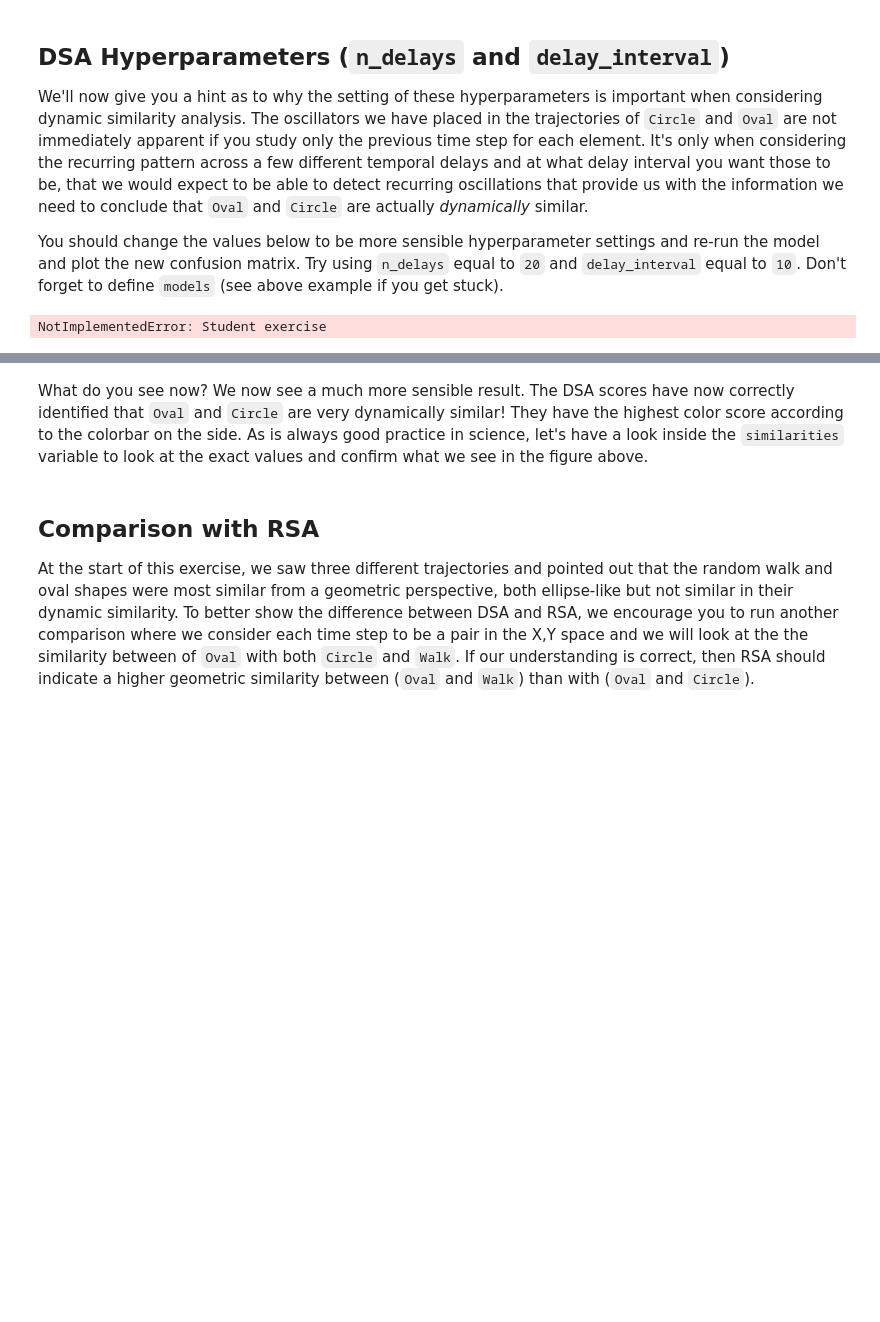
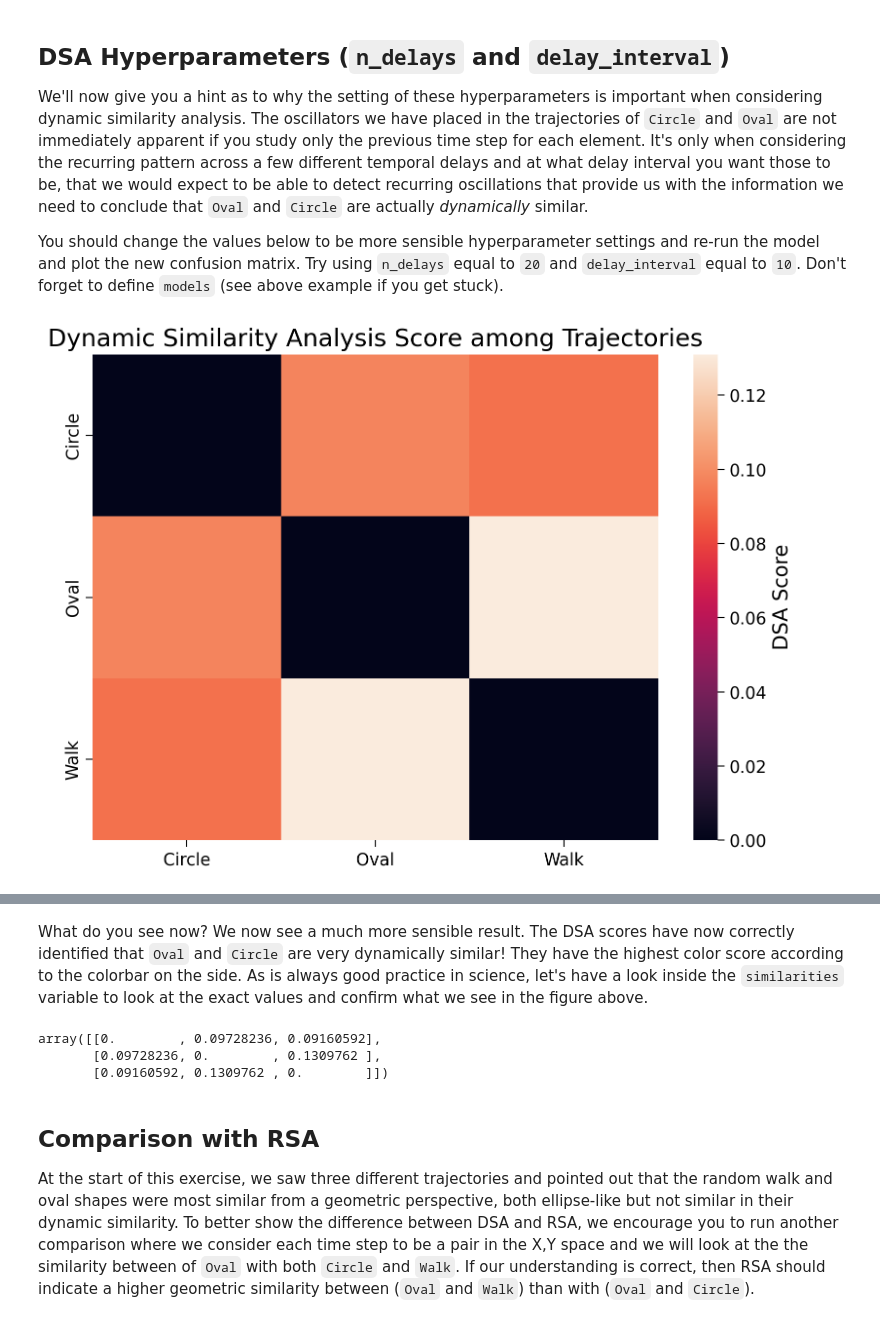
Before and after one commit to aeazraoui/tutorial, a Jupyter notebook: tutorials/W1D3_ComparingArtificialAndBiologicalNetworks/student/W1D3_Tutorial5.ipynb, the cells around one changed output, grey strips where cells are left out. Drawn from its saved outputs; the diff is of its cells as text; code cells hidden in the pictures; blank space fills up the shorter version.

```diff
--- a/tutorials/W1D3_ComparingArtificialAndBiologicalNetworks/student/W1D3_Tutorial5.ipynb
+++ b/tutorials/W1D3_ComparingArtificialAndBiologicalNetworks/student/W1D3_Tutorial5.ipynb
@@ -2236,23 +2236,23 @@ You should change the values below to be more sensible hyperparameter settings a
 # %%
 #################################################
 ## TODO for students: fill in the missing parts ##
-raise NotImplementedError("Student exercise")
+# raise NotImplementedError("Student exercise")
 #################################################
 
-n_delays = ...
-delay_interval = ...
+n_delays = 20
+delay_interval = 10
 
-models = ...
-dsa = DSA(...)
-similarities = ...
+models = [trajectory_circle, trajectory_oval, trajectory_walk]
+dsa = DSA(models, n_delays=n_delays, delay_interval=delay_interval)
+similarities = dsa.fit_score()
 
 labels = ['Circle', 'Oval', 'Walk']
 ax = sns.heatmap(similarities, xticklabels=labels, yticklabels=labels)
 cbar = ax.collections[0].colorbar
 cbar.ax.set_ylabel('DSA Score');
 plt.title("Dynamic Similarity Analysis Score among Trajectories");
 # %% [output]
-NotImplementedError: Student exercise
+[figure, added]
 # %% [markdown]
 [*Click for solution*](https://github.com/neuromatch/NeuroAI_Course/tree/main/tutorials/W1D3_ComparingArtificialAndBiologicalNetworks/solutions/W1D3_Tutorial5_Solution_0467919d.py)
 
@@ -2263,6 +2263,10 @@ NotImplementedError: Student exercise
 What do you see now? We now see a much more sensible result. The DSA scores have now correctly identified that `Oval` and `Circle` are very dynamically similar! They have the highest color score according to the colorbar on the side. As is always good practice in science, let's have a look inside the `similarities` variable to look at the exact values and confirm what we see in the figure above.
 # %%
 similarities
+# %% [output]
+array([[0.        , 0.09728236, 0.09160592],
+       [0.09728236, 0.        , 0.1309762 ],
+       [0.09160592, 0.1309762 , 0.        ]])
 # %% [markdown]
 ## Comparison with RSA
 
```
Also changed, not shown: parts of 3 cells of this notebook.
